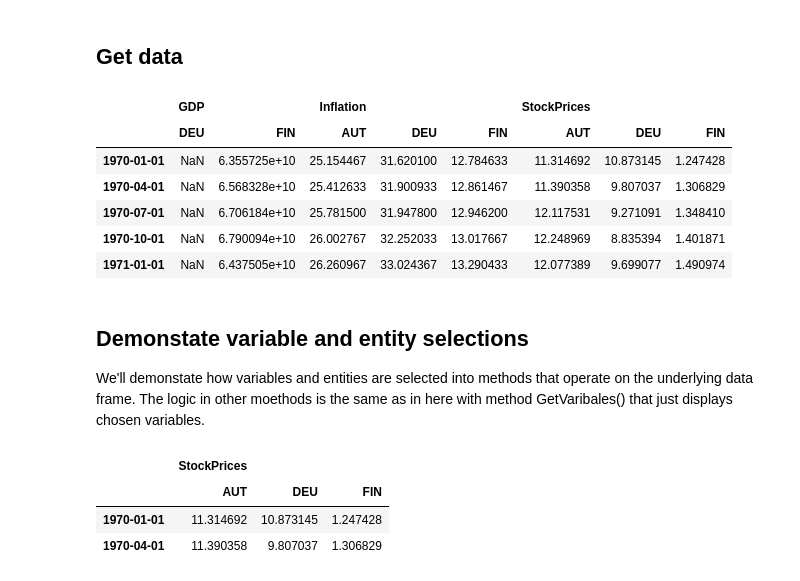
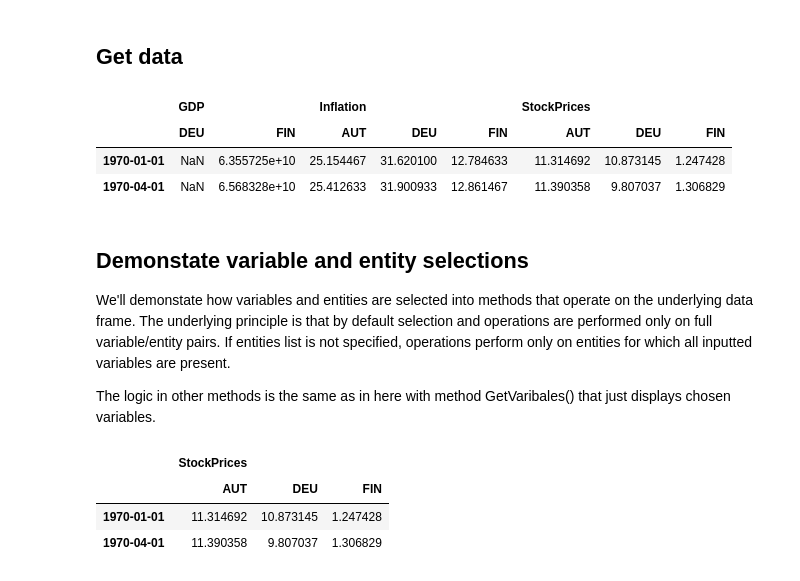
Before and after one commit to vvoutilainen/MTSDataModel, a Jupyter notebook: examples/sample_examples.ipynb, the cells around one changed output. Saved outputs shown, nothing was run; the diff lists cells and outputs as text; code cells hidden in the pictures.

```diff
--- a/examples/sample_examples.ipynb
+++ b/examples/sample_examples.ipynb
@@ -23,18 +23,17 @@ colnames = {'level1': 'Variable', 'level2': 'Country', 'value': 'Value','index':
 do = mts.MTSDataModel(filepath = filename, colnames = colnames)
 # %%
 df = do.ReturnDf()
-df.head()
+df.head(2)
 # %% [output]
 |  | GDP |  | Inflation |  |  | StockPrices |  |  |
 |  | DEU | FIN | AUT | DEU | FIN | AUT | DEU | FIN |
 | 1970-01-01 | NaN | 6.355725e+10 | 25.154467 | 31.620100 | 12.784633 | 11.314692 | 10.873145 | 1.247428 |
 | 1970-04-01 | NaN | 6.568328e+10 | 25.412633 | 31.900933 | 12.861467 | 11.390358 | 9.807037 | 1.306829 |
-| 1970-07-01 | NaN | 6.706184e+10 | 25.781500 | 31.947800 | 12.946200 | 12.117531 | 9.271091 | 1.348410 |
-| 1970-10-01 | NaN | 6.790094e+10 | 26.002767 | 32.252033 | 13.017667 | 12.248969 | 8.835394 | 1.401871 |
-| 1971-01-01 | NaN | 6.437505e+10 | 26.260967 | 33.024367 | 13.290433 | 12.077389 | 9.699077 | 1.490974 |
 # %% [markdown]
 ## Demonstate variable and entity selections
-We'll demonstate how variables and entities are selected into methods that operate on the underlying data frame. The logic in other moethods is the same as in here with method GetVaribales() that just displays chosen variables.
+We'll demonstate how variables and entities are selected into methods that operate on the underlying data frame. The underlying principle is that by default selection and operations are performed only on full variable/entity pairs. If entities list is not specified, operations perform only on entities for which all inputted variables are present.
+
+The logic in other methods is the same as in here with method GetVaribales() that just displays chosen variables.
 # %%
 # Get variable StockPrices for entities AUT, DEU, and FIN
 do.GetVariables(['StockPrices']).head(2)
```
Also changed, not shown: parts of 11 cells of this notebook.
